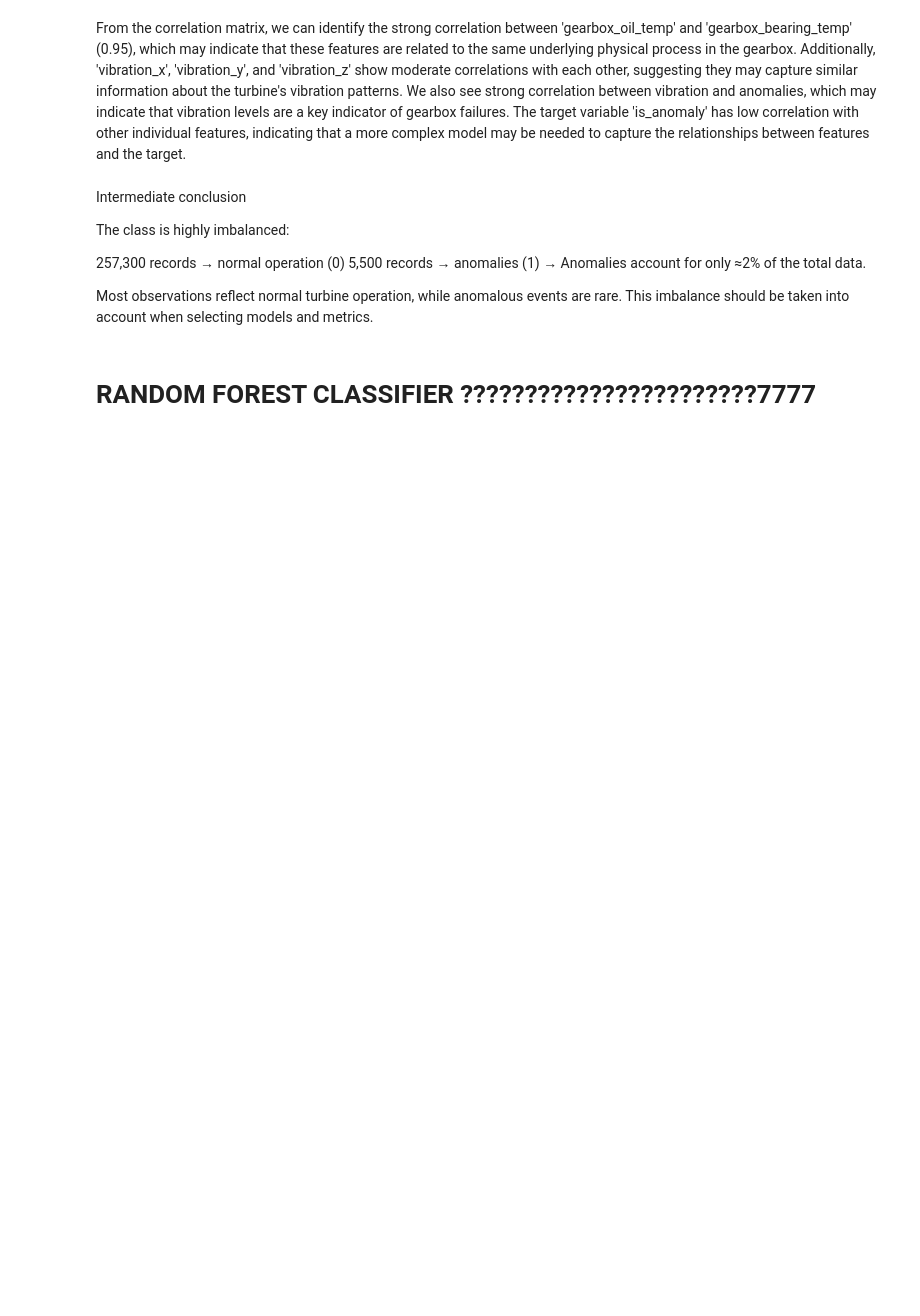
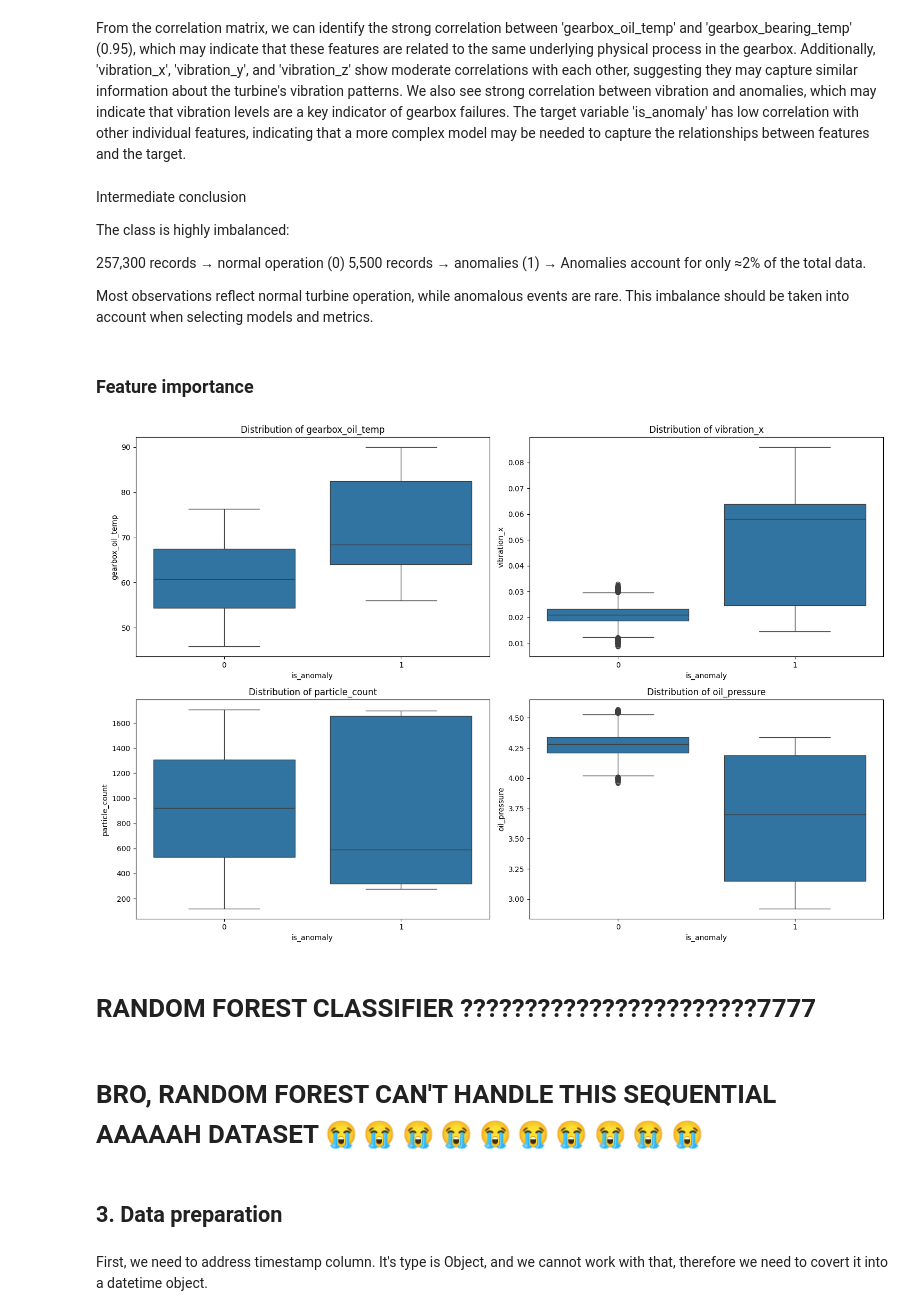
Before and after one commit to GeorgiiAf/machine_learning-project, a Jupyter notebook: project.ipynb, the cells around one changed output. Cells and saved outputs as stored; diff of their text form; code cells hidden in the pictures; blank space fills up the shorter version.

Commit message:
Data prep and Modeling

```diff
--- a/project.ipynb
+++ b/project.ipynb
@@ -160,5 +160,26 @@ The class is highly imbalanced:
 
 Most observations reflect normal turbine operation, while anomalous events are rare.
 This imbalance should be taken into account when selecting models and metrics.
+# %% [markdown]
+### Feature importance
+# %%
+features_to_check = ['gearbox_oil_temp', 'vibration_x', 'particle_count', 'oil_pressure']
+
+plt.figure(figsize=(15, 10))
+for i, col in enumerate(features_to_check, 1):
+    plt.subplot(2, 2, i)
+    sns.boxplot(x='is_anomaly', y=col, data=df)
+    plt.title(f'Distribution of {col}')
+
+plt.tight_layout()
+plt.show()
+# %% [output]
+[figure, added]
 # %% [markdown]
 # RANDOM FOREST CLASSIFIER ???????????????????????7777
+# %% [markdown]
+# BRO, RANDOM FOREST CAN'T HANDLE THIS SEQUENTIAL AAAAAH DATASET 😭 😭 😭 😭 😭 😭 😭 😭 😭 😭
+# %% [markdown]
+## 3. Data preparation
+# %% [markdown]
+First, we need to address timestamp column. It's type is Object, and we cannot work with that, therefore we need to covert it into a datetime object.
```
Also changed, not shown: parts of 25 cells of this notebook, 2 other files.
